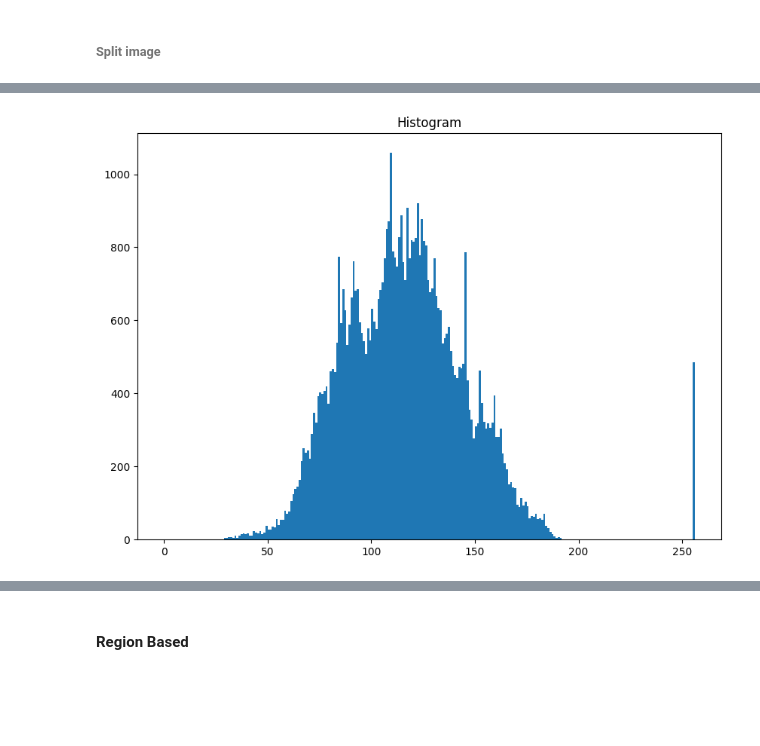
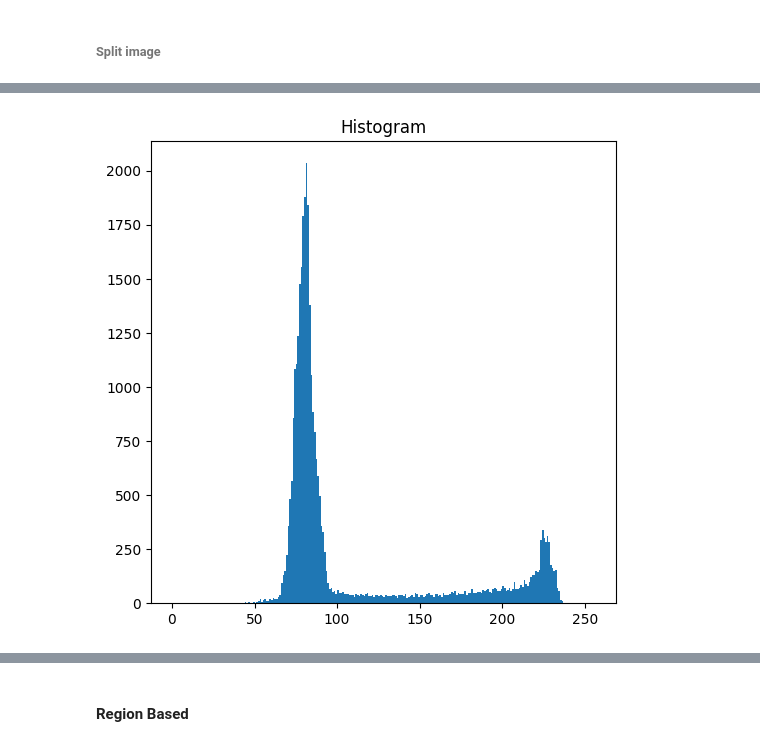
Before and after one commit to sapto-nugroho/PCD, a Jupyter notebook: PCD_Assignment03/PCD_Assignment03.ipynb, the cells around one changed output, grey strips where cells are left out. Drawn from its saved outputs; the diff is of its cells as text; code cells hidden in the pictures; blank space fills up the shorter version.

```diff
--- a/PCD_Assignment03/PCD_Assignment03.ipynb
+++ b/PCD_Assignment03/PCD_Assignment03.ipynb
@@ -270,20 +270,20 @@ Total blocks: 16
 # %%
-block1d = []
-val = []
-freq = []
-for i in range(len(block)):
-  block1d.append(block[i].ravel())
+# block1d = []
+# val = []
+# freq = []
+# for i in range(len(block)):
+#   block1d.append(block[i].ravel())
 
-for i in range(len(block1d)):
-  nilai, frekuensi = np.unique(block1d[i], return_counts=True)
-  val.append(nilai)
-  freq.append(frekuensi)
+# for i in range(len(block1d)):
+#   nilai, frekuensi = np.unique(block1d[i], return_counts=True)
+#   val.append(nilai)
+#   freq.append(frekuensi)
 
 # print(val[0])
 
-show_hist(block1d[0])
+show_hist(block[10])
 # %% [output]
-[figure, old version]
+[figure, new version]
 # %%
 output1 = otsu(block[10])
 show_img(output1)
```
Also changed, not shown: parts of 20 cells of this notebook.
